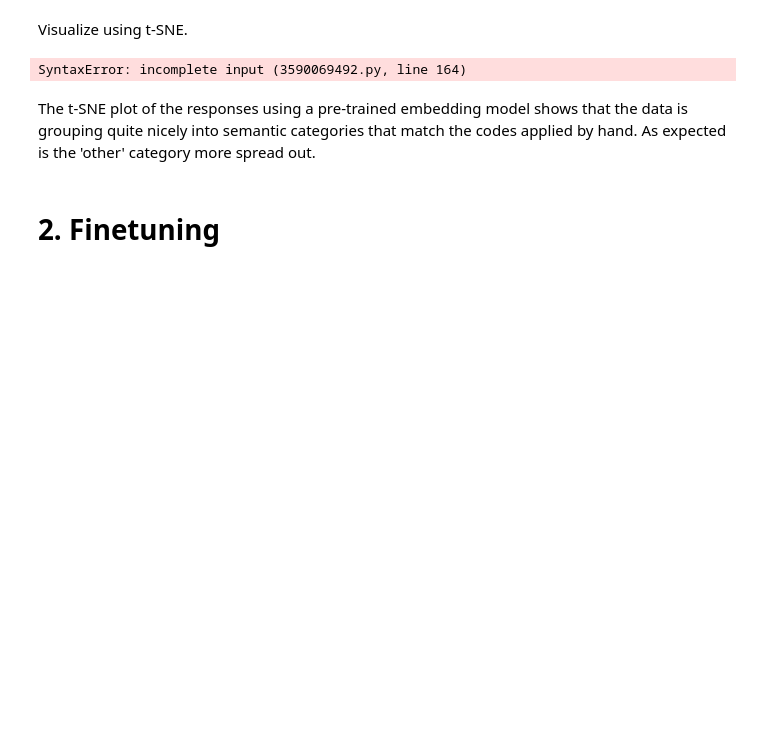
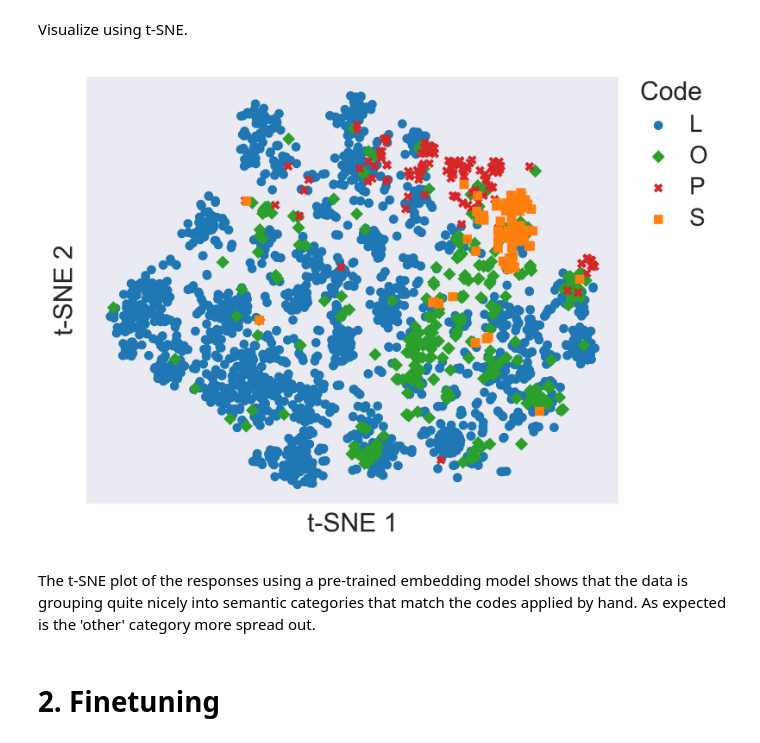
Before and after one commit to halvorty/text2embedding2category, a Jupyter notebook: finetune.ipynb, the cells around one changed output. Drawn from its saved outputs; the diff is of its cells as text; code cells hidden in the pictures; blank space fills up the shorter version.

```diff
--- a/finetune.ipynb
+++ b/finetune.ipynb
@@ -132,7 +132,9 @@ def plot_tsne_embeddings(embedding_matrix, codes, save_as=None):
     """
 
     tsne = TSNE(n_components=2, metric="cosine")
-    x, y = tsne.fit_transform(embedding_matrix)
+    xy = tsne.fit_transform(embedding_matrix)
+    x = xy[:, 0]
+    y = xy[:, 1]
 
     sns.set_theme()
 
@@ -171,15 +173,13 @@ def plot_tsne_embeddings(embedding_matrix, codes, save_as=None):
     if save_as:
         fig.savefig(save_as, bbox_inches="tight")
 
-    return fig, axs
-
-
-
-fig, axs = plot_tsne_embeddings(embedding_matrix = embeddings,
-                                codes = dataset['code'],
-                                save_as='tsne_no_finetune.png')
+    return fig, ax
-# %% [output]
-SyntaxError: incomplete input (3590069492.py, line 164)
+# %%
+fig, ax = plot_tsne_embeddings(embedding_matrix = embeddings,
+                                codes = dataset['code'],
+                                save_as='tsne_no_finetune.png')
+# %% [output]
+[figure, added]
 # %% [markdown]
 The t-SNE plot of the responses using a pre-trained embedding model shows that the data is grouping quite nicely into semantic categories that match the codes applied by hand. As expected is the 'other' category more spread out.
 # %% [markdown]
```
Also changed, not shown: parts of 2 cells of this notebook.
